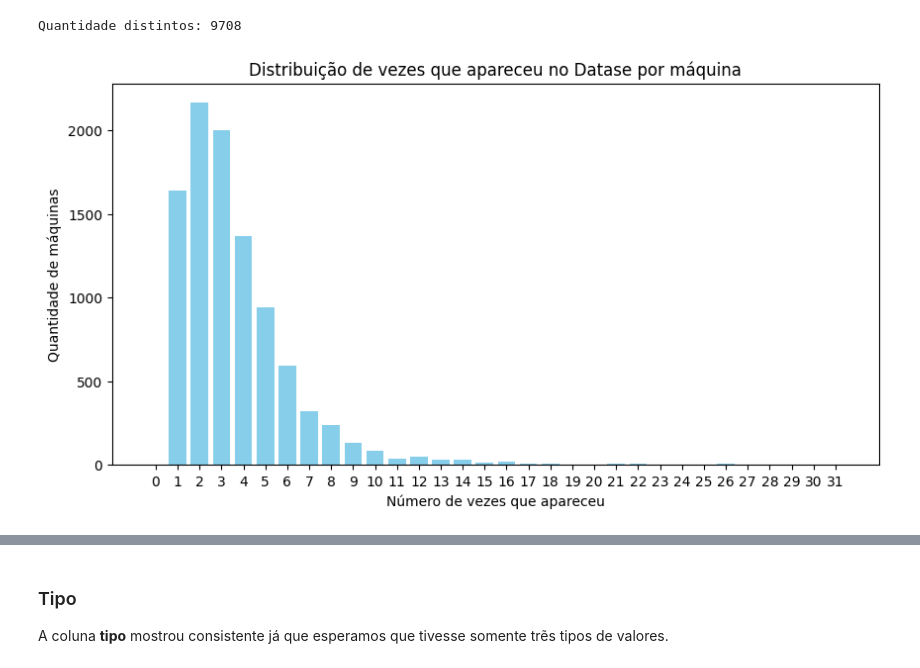
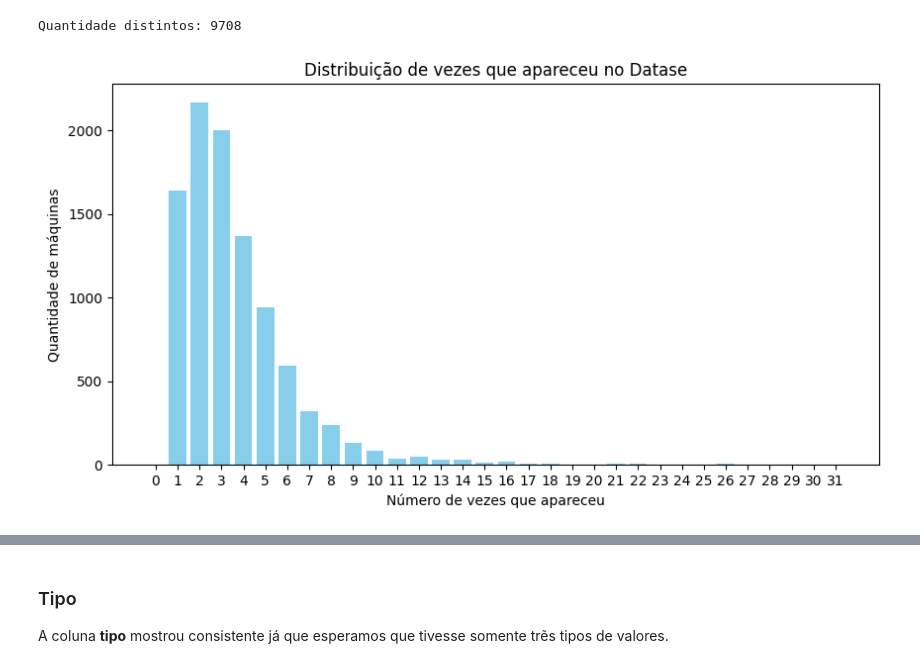
Before and after one commit to devryoshio/fiesc, a Jupyter notebook: Bootcamp Ciência de Dados e Inteligência Artificial.ipynb, the cells around one changed output, grey strips where cells are left out. Saved outputs shown, nothing was run; the diff lists cells and outputs as text; code cells hidden in the pictures.

```diff
--- a/Bootcamp Ciência de Dados e Inteligência Artificial.ipynb
+++ b/Bootcamp Ciência de Dados e Inteligência Artificial.ipynb
@@ -238,10 +257,10 @@ quantidades = [(contagem == i).sum() for i in valores]
 # %%
 plt.figure(figsize=(10,5))
 plt.bar(valores, quantidades, color='skyblue')
 plt.xlabel("Número de vezes que apareceu")
 plt.ylabel("Quantidade de máquinas")
-plt.title("Distribuição de vezes que apareceu no Datase por máquina")
+plt.title("Distribuição de vezes que apareceu no Datase")
 plt.xticks(valores)
 plt.show()
 # %% [output]
-[figure, old version]
+[figure, new version]
```
Also changed, not shown: parts of 111 cells of this notebook, 2 other files.
